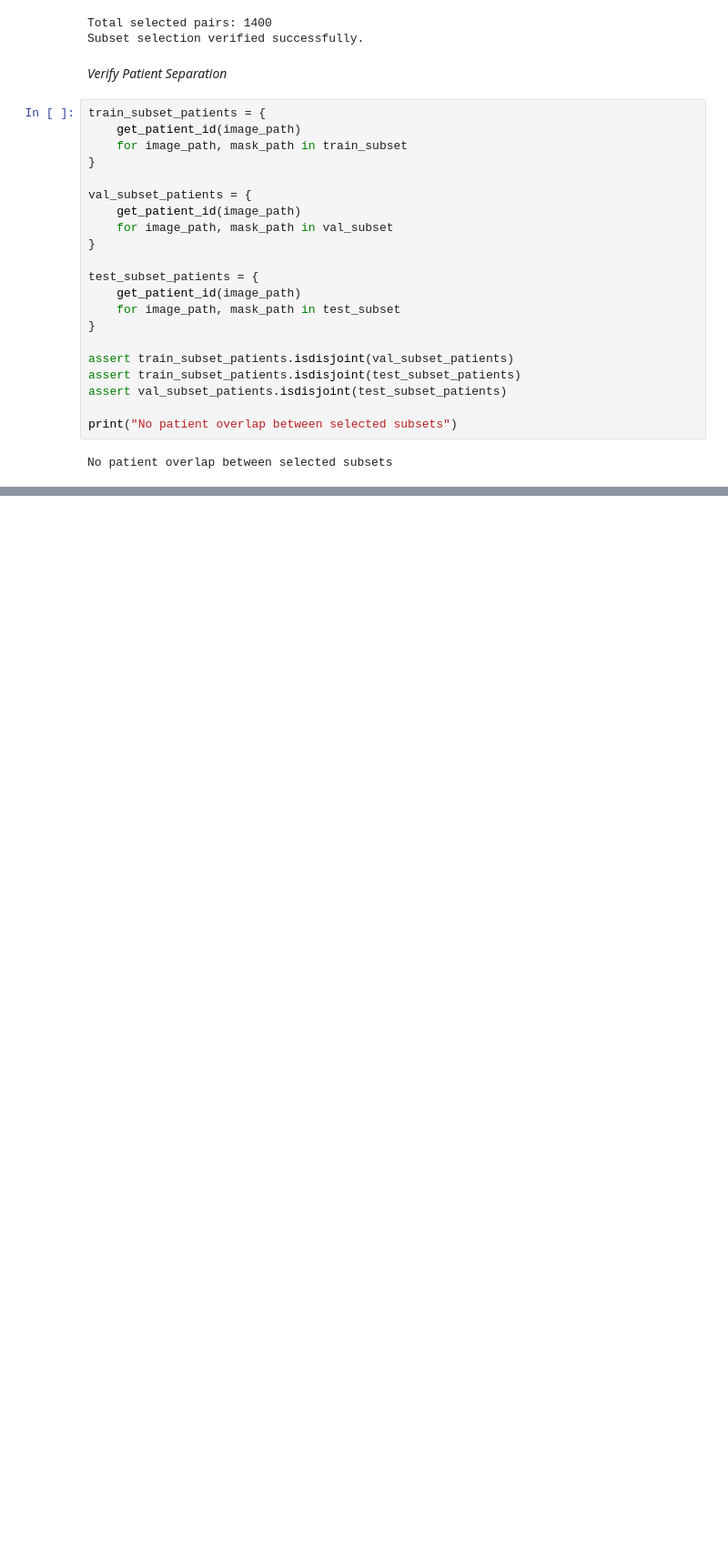
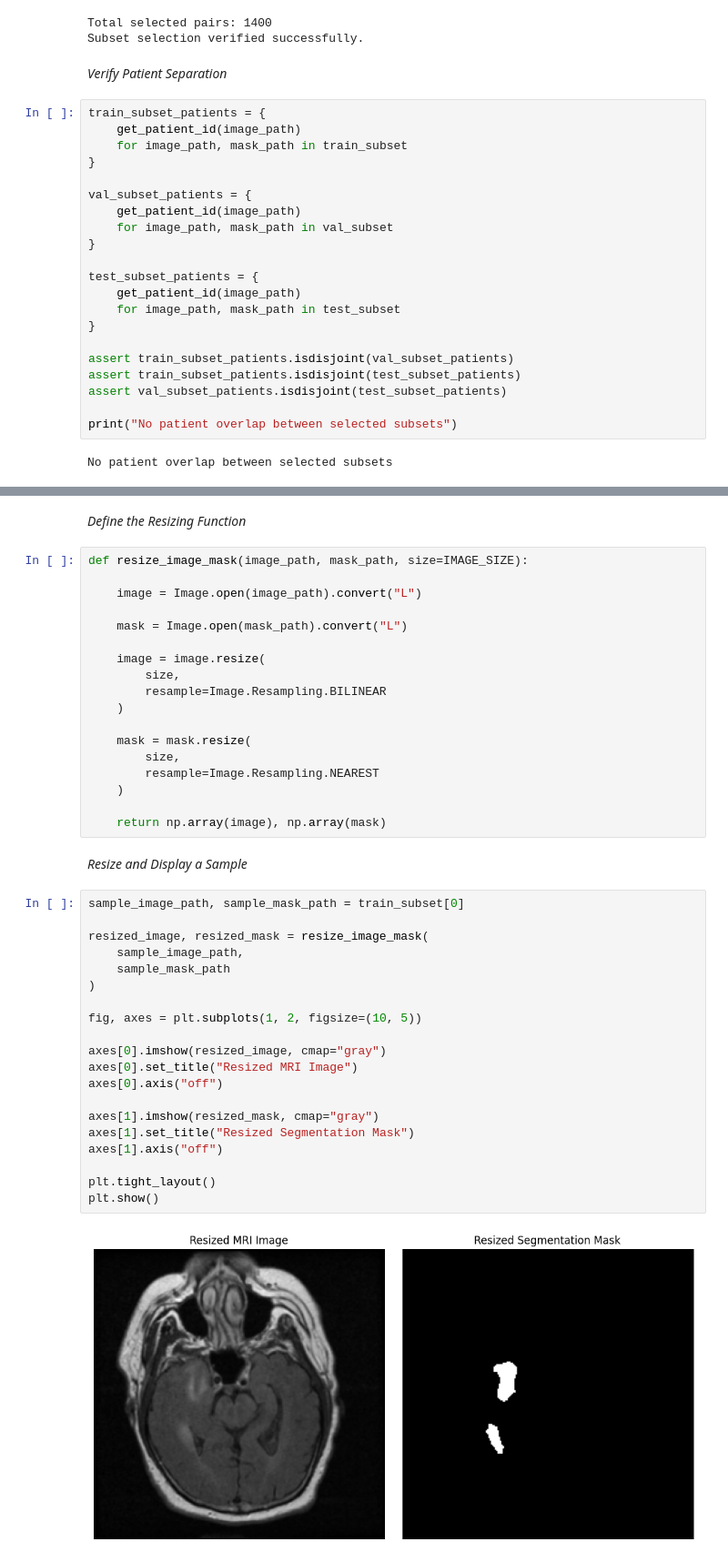
Before and after one commit to benameur21/Brain-Tumor-Segmentation-UNet-TL, a Jupyter notebook: Brain_tumor.ipynb, the cells around one changed output, grey strips where cells are left out. Shown at 91% size. Drawn from its saved outputs; the diff is of its cells as text; blank space fills up the shorter version.

```diff
--- a/Brain_tumor.ipynb
+++ b/Brain_tumor.ipynb
@@ -432,0 +447,44 @@ No patient overlap between selected subsets
+# %% [markdown]
+*Define the Resizing Function*
+# %%
+def resize_image_mask(image_path, mask_path, size=IMAGE_SIZE):
+
+    image = Image.open(image_path).convert("L")
+
+    mask = Image.open(mask_path).convert("L")
+
+    image = image.resize(
+        size,
+        resample=Image.Resampling.BILINEAR
+    )
+
+    mask = mask.resize(
+        size,
+        resample=Image.Resampling.NEAREST
+    )
+
+    return np.array(image), np.array(mask)
+# %% [markdown]
+*Resize and Display a Sample*
+# %%
+sample_image_path, sample_mask_path = train_subset[0]
+
+resized_image, resized_mask = resize_image_mask(
+    sample_image_path,
+    sample_mask_path
+)
+
+fig, axes = plt.subplots(1, 2, figsize=(10, 5))
+
+axes[0].imshow(resized_image, cmap="gray")
+axes[0].set_title("Resized MRI Image")
+axes[0].axis("off")
+
+axes[1].imshow(resized_mask, cmap="gray")
+axes[1].set_title("Resized Segmentation Mask")
+axes[1].axis("off")
+
+plt.tight_layout()
+plt.show()
+# %% [output]
+[figure, added]
```
Also changed, not shown: parts of 20 cells of this notebook.
